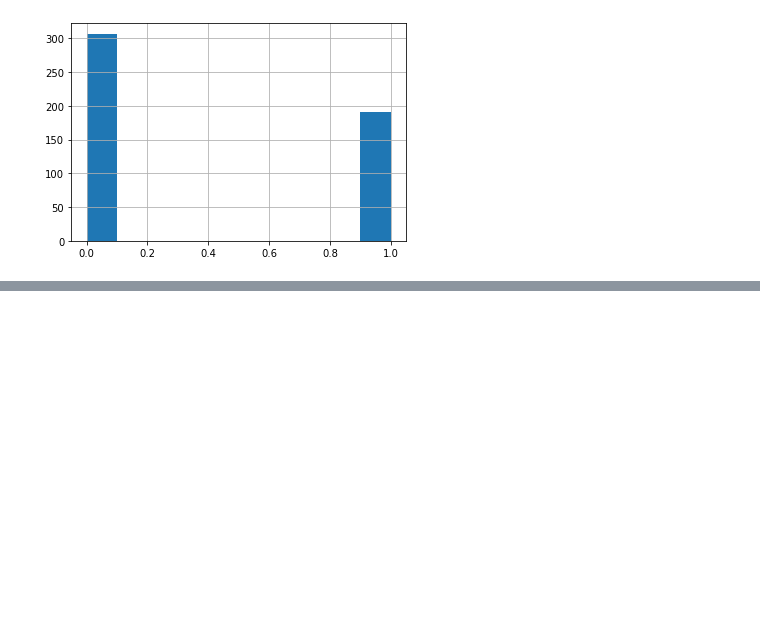
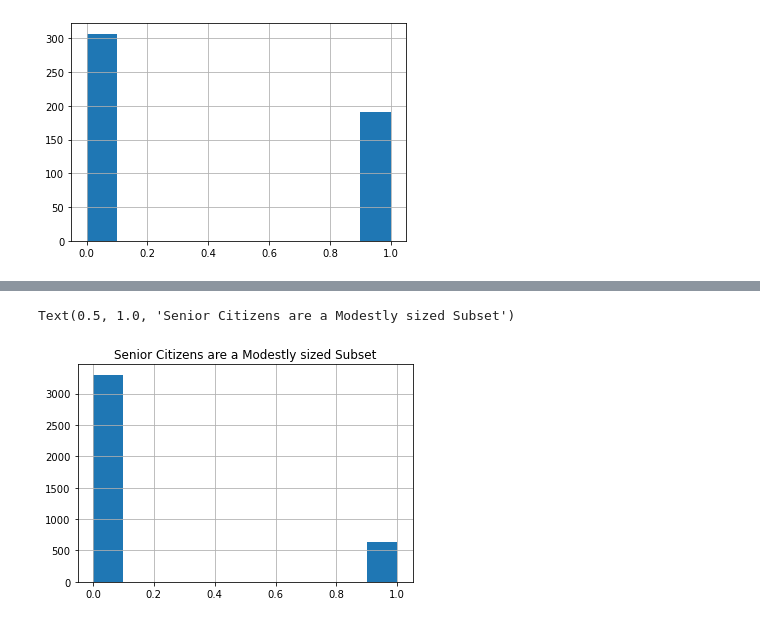
Before and after one commit to fred-lindsey/classification_exercises, a Jupyter notebook: classification_exercises_part_two(exploration).ipynb, the cells around one changed output, grey strips where cells are left out. Saved outputs shown, nothing was run; the diff lists cells and outputs as text; code cells hidden in the pictures; blank space fills up the shorter version.

```diff
--- a/classification_exercises_part_two(exploration).ipynb
+++ b/classification_exercises_part_two(exploration).ipynb
@@ -359,0 +497,3 @@ df.head()
+# %%
+train = train.rename(columns={'gender':'is_female'})
+train.head()
@@ -359,0 +512,7 @@ df.head()
+# %%
+# view distributions:
+train.senior_citizen.hist()
+plt.title("Senior Citizens are a Modestly sized Subset")
+# %% [output]
+Text(0.5, 1.0, 'Senior Citizens are a Modestly sized Subset')
+[figure, added]
```
Also changed, not shown: parts of 41 cells of this notebook, 4 other files.
